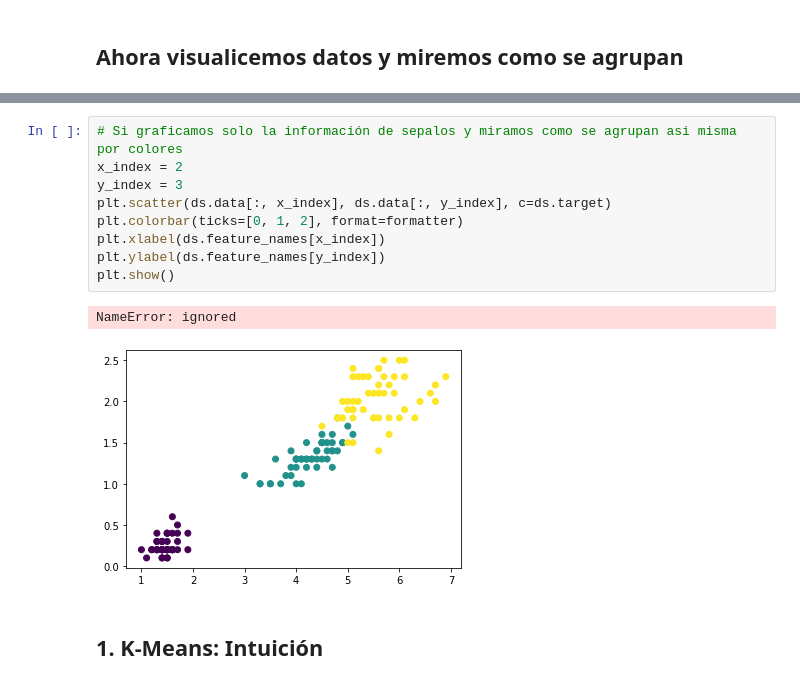
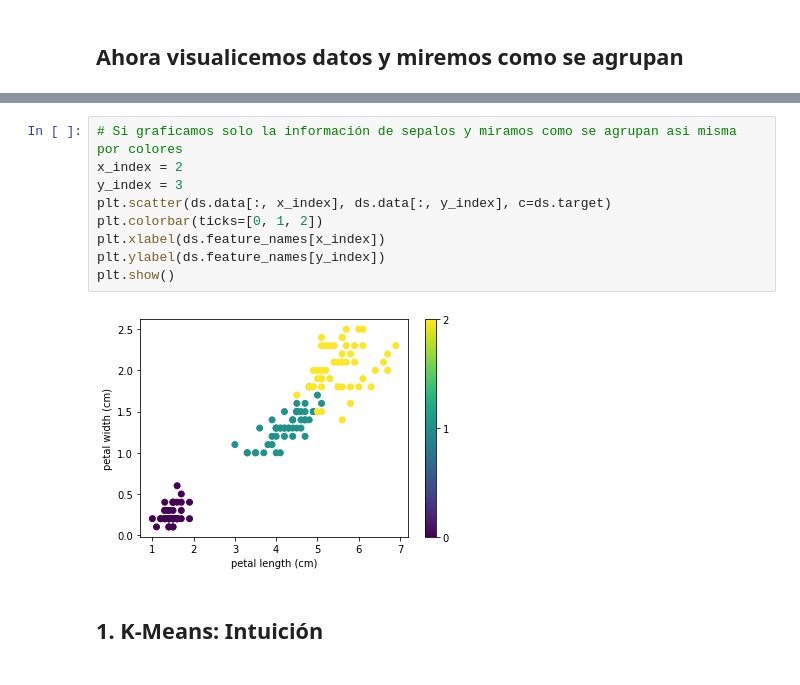
Before and after one commit to julian-masdatascience/ML, a Jupyter notebook: ML_No_Supervisado.ipynb, the cells around one changed output, grey strips where cells are left out. Saved outputs shown, nothing was run; the diff lists cells and outputs as text.

```diff
--- a/ML_No_Supervisado.ipynb
+++ b/ML_No_Supervisado.ipynb
@@ -34,15 +34,14 @@ pd.plotting.scatter_matrix(df, c = y, figsize = [8, 8],s=150, marker = 'D');
 # %%
 # Si graficamos solo la información de sepalos y miramos como se agrupan asi misma por colores
 x_index = 2
 y_index = 3
 plt.scatter(ds.data[:, x_index], ds.data[:, y_index], c=ds.target)
-plt.colorbar(ticks=[0, 1, 2], format=formatter)
+plt.colorbar(ticks=[0, 1, 2])
 plt.xlabel(ds.feature_names[x_index])
 plt.ylabel(ds.feature_names[y_index])
 plt.show()
 # %% [output]
-NameError: ignored
-[figure, old version]
+[figure, new version]
 # %% [markdown]
 ## 1. K-Means: Intuición
 # %% [markdown]
```
Also changed, not shown: parts of 38 cells of this notebook.
